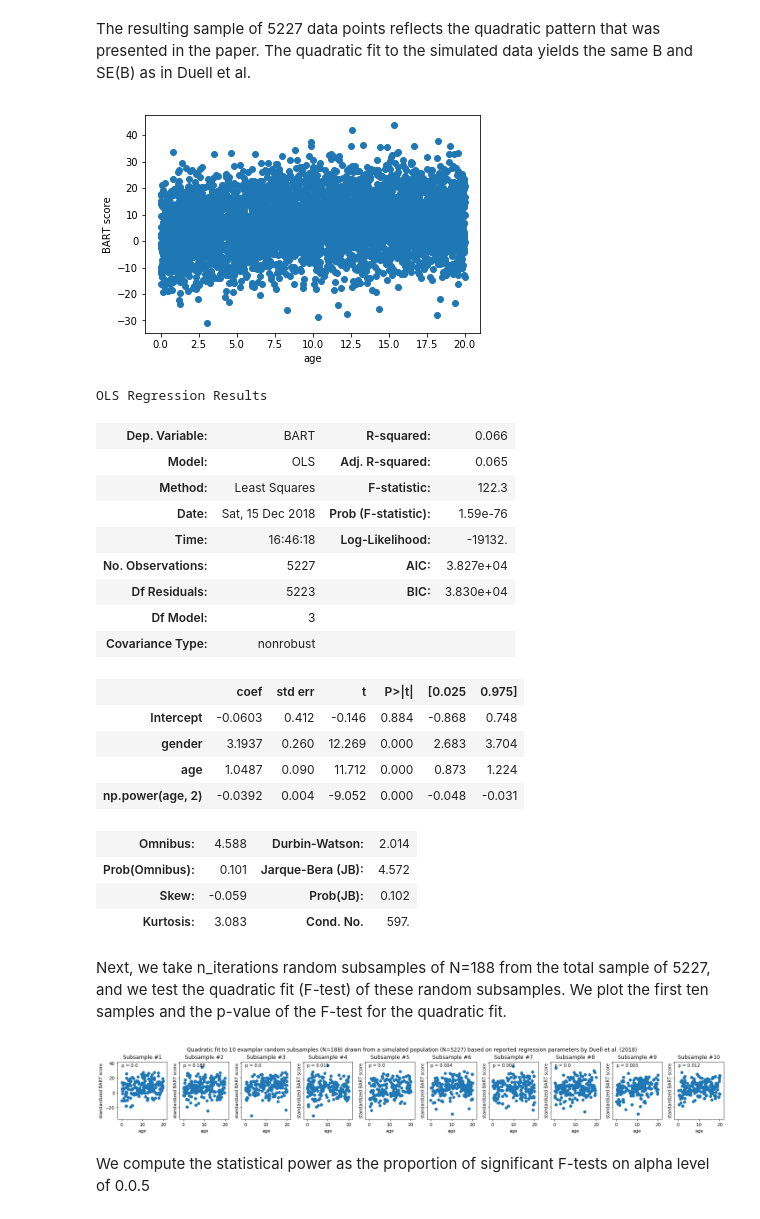
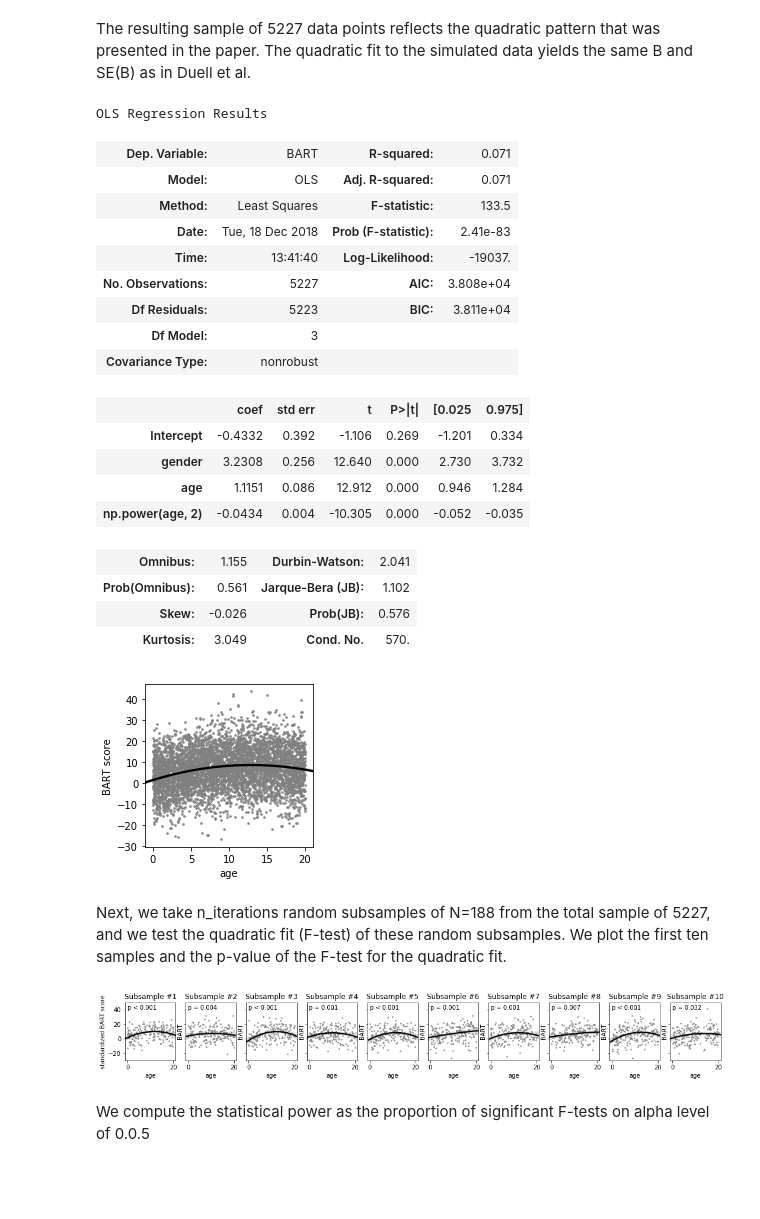
Before and after one commit to noemielteto/BART_DEV_power_simulation, a Jupyter notebook: power_simulation_BART_DEV.ipynb, the cells around one changed output. Saved outputs shown, nothing was run; the diff lists cells and outputs as text; code cells hidden in the pictures; blank space fills up the shorter version.

```diff
--- a/power_simulation_BART_DEV.ipynb
+++ b/power_simulation_BART_DEV.ipynb
@@ -33,55 +34,63 @@ for i,row in Duell_simulated_data.iterrows():
 # %% [markdown]
 The resulting sample of 5227 data points reflects the quadratic pattern that was presented in the paper. The quadratic fit to the simulated data yields the same B and SE(B) as in Duell et al.
 # %%
-plt.scatter(Duell_simulated_data['age'],Duell_simulated_data['BART'])
+plt.figure(figsize=(3,3))
+sns.regplot(x='age',y='BART',order=2,color='grey',scatter_kws={'s':3}, line_kws={'color':'k'}, data=Duell_simulated_data)
 plt.xlabel('age')
 plt.ylabel('BART score')
-plt.show()
 
 model = sm.ols(formula = 'BART ~ gender + age + np.power(age, 2)', data = Duell_simulated_data).fit()
 model.summary()
 # %% [output]
-[figure, old version]
 OLS Regression Results
-| Dep. Variable: | BART | R-squared: | 0.066 |
-| Model: | OLS | Adj. R-squared: | 0.065 |
-| Method: | Least Squares | F-statistic: | 122.3 |
-| Date: | Sat, 15 Dec 2018 | Prob (F-statistic): | 1.59e-76 |
-| Time: | 16:46:18 | Log-Likelihood: | -19132. |
-| No. Observations: | 5227 | AIC: | 3.827e+04 |
-| Df Residuals: | 5223 | BIC: | 3.830e+04 |
+| Dep. Variable: | BART | R-squared: | 0.071 |
+| Model: | OLS | Adj. R-squared: | 0.071 |
+| Method: | Least Squares | F-statistic: | 133.5 |
+| Date: | Tue, 18 Dec 2018 | Prob (F-statistic): | 2.41e-83 |
+| Time: | 13:41:40 | Log-Likelihood: | -19037. |
+| No. Observations: | 5227 | AIC: | 3.808e+04 |
+| Df Residuals: | 5223 | BIC: | 3.811e+04 |
 | Df Model: | 3 |  |  |
 | Covariance Type: | nonrobust |  |  |
 |  | coef | std err | t | P>|t| | [0.025 | 0.975] |
-| Intercept | -0.0603 | 0.412 | -0.146 | 0.884 | -0.868 | 0.748 |
-| gender | 3.1937 | 0.260 | 12.269 | 0.000 | 2.683 | 3.704 |
-| age | 1.0487 | 0.090 | 11.712 | 0.000 | 0.873 | 1.224 |
-| np.power(age, 2) | -0.0392 | 0.004 | -9.052 | 0.000 | -0.048 | -0.031 |
+| Intercept | -0.4332 | 0.392 | -1.106 | 0.269 | -1.201 | 0.334 |
+| gender | 3.2308 | 0.256 | 12.640 | 0.000 | 2.730 | 3.732 |
+| age | 1.1151 | 0.086 | 12.912 | 0.000 | 0.946 | 1.284 |
+| np.power(age, 2) | -0.0434 | 0.004 | -10.305 | 0.000 | -0.052 | -0.035 |
-| Omnibus: | 4.588 | Durbin-Watson: | 2.014 |
-| Prob(Omnibus): | 0.101 | Jarque-Bera (JB): | 4.572 |
-| Skew: | -0.059 | Prob(JB): | 0.102 |
-| Kurtosis: | 3.083 | Cond. No. | 597. |
+| Omnibus: | 1.155 | Durbin-Watson: | 2.041 |
+| Prob(Omnibus): | 0.561 | Jarque-Bera (JB): | 1.102 |
+| Skew: | -0.026 | Prob(JB): | 0.576 |
+| Kurtosis: | 3.049 | Cond. No. | 570. |
+[figure, new version]
 # %% [markdown]
 Next, we take n_iterations random subsamples of N=188 from the total sample of 5227, and we test the quadratic fit (F-test) of these random subsamples. We plot the first ten samples and the p-value of the F-test for the quadratic fit.
 # %%
-f,ax = plt.subplots(1,10, figsize=(20,3), sharex=True,sharey=True)
-n_iterations = 10000
+f,ax = plt.subplots(1,10, figsize=(18,1.8), sharex=True,sharey=True)
+n_iterations = 100
 r2_values, f_pvalues = [],[]
 for i in range(n_iterations):
     subsample = Duell_simulated_data.sample(188)
     model = sm.ols(formula = 'BART ~ gender + age + np.power(age, 2)', data = subsample).fit() # TODO how accounting for gender affects the power?
     r2_values.append(model.rsquared)
     f_pvalues.append(model.f_pvalue)
     if i<10:
-        ax[i].scatter(subsample['age'],subsample['BART']) #TODO smaller, black dots, alpha = 0.7
-        ax[i].text(0,35,'p = ' +str(np.round(model.f_pvalue,3)))
+        #ax[i].scatter(subsample['age'],subsample['BART'], s=3, alpha=0.7, c='k')
+        sns.regplot(x='age',y='BART',order=2,color='grey',scatter_kws={'s':3}, line_kws={'color':'k'}, data=subsample, ax=ax[i])
+        pval = np.round(model.f_pvalue,3)
+        if pval >= 0.001:
+            ax[i].text(0,40,'p = ' +str(pval))
+        else:
+            ax[i].text(0,40,'p < 0.001')
         ax[i].set_title('Subsample #' + str(i+1))
         ax[i].set_xlabel('age')
-        ax[i].set_ylabel('standardized BART score')
-plt.suptitle('Quadratic fit to 10 examplar random subsamples (N=188) drawn from a simulated population (N=5227) based on reported regression parameters by Duell et al. (2018)')
-plt.tight_layout(rect=[0,0.03,1,0.95])
+        ax[i].set_xlim(-1,21)
+        ax[i].set_ylim(-30,50)
+        if i==0:
+            ax[i].set_ylabel('standardized BART score')
+#plt.suptitle('Quadratic fit to 10 examplar random subsamples (N=188) drawn from a simulated population (N=5227) based on reported regression parameters by Duell et al. (2018)')
+#plt.tight_layout(rect=[0,0.03,1,0.95])
 # %% [output]
-[figure, old version]
+[figure, new version]
 # %% [markdown]
 We compute the statistical power as the proportion of significant F-tests on alpha level of 0.0.5
 # %%
```
Also changed, not shown: parts of 4 cells of this notebook.
